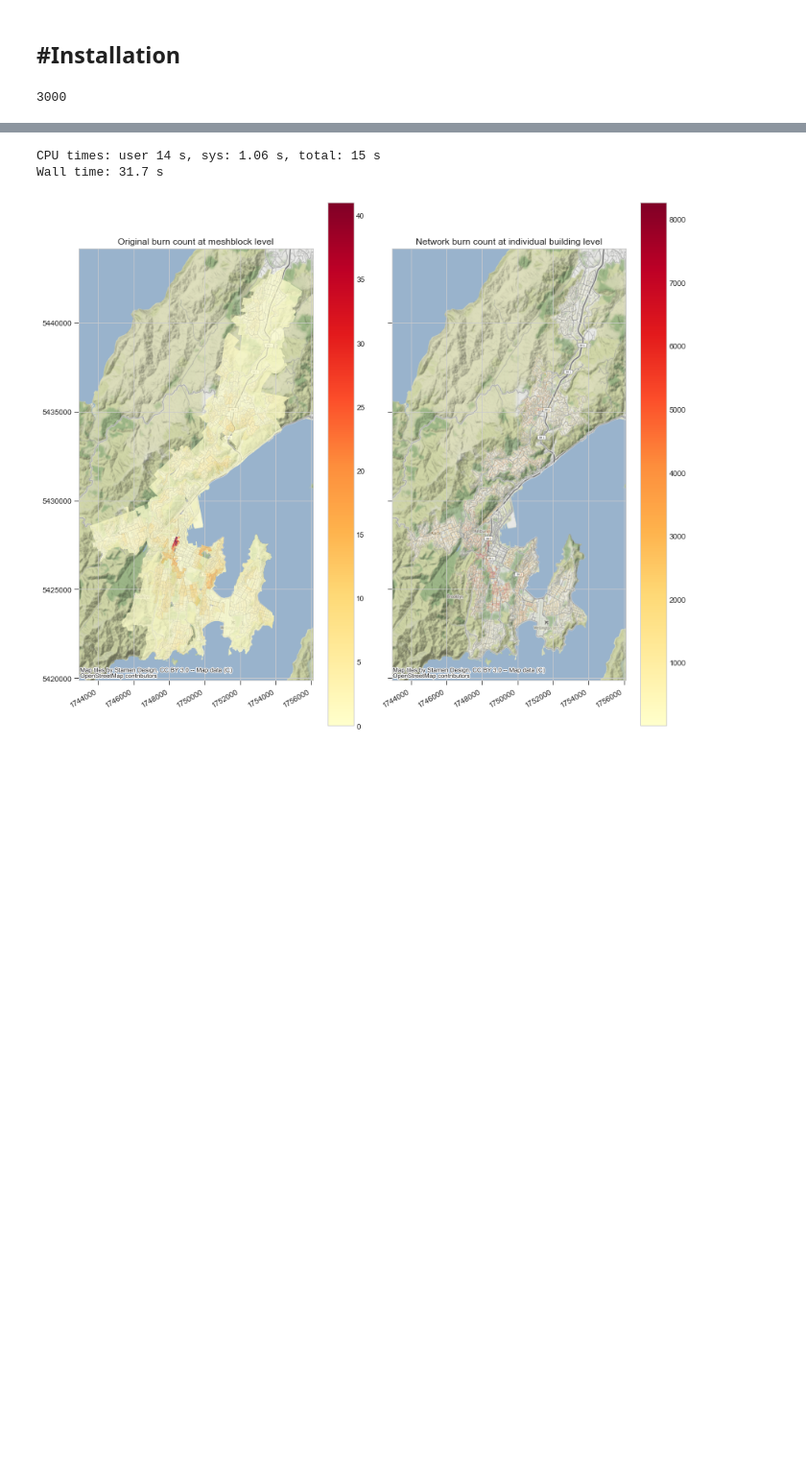
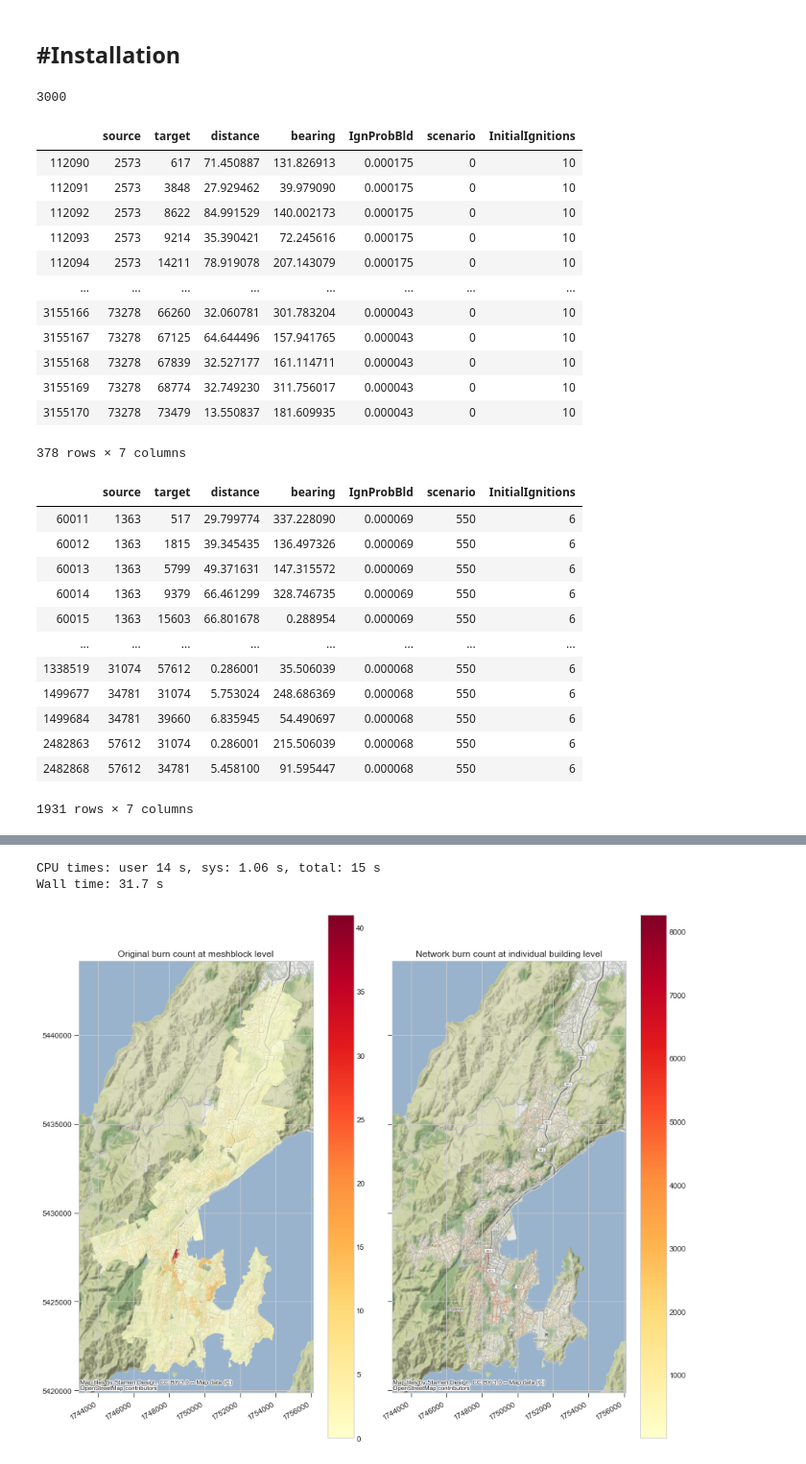
Before and after one commit to 37stu37/FFE, a Jupyter notebook: postprocessingFFE.ipynb, the cells around one changed output, grey strips where cells are left out. Shown at 96% size. Cells and saved outputs as stored; diff of their text form; code cells hidden in the pictures; blank space fills up the shorter version.

Commit message:
updated output from sim

```diff
--- a/postprocessingFFE.ipynb
+++ b/postprocessingFFE.ipynb
@@ -60,3 +64,36 @@ def createShapefile(df):
     gdf = gpd.GeoDataFrame(df, geometry='geometry')
     gdf.to_file(os.path.join(str(pathShapefile) + "/" + "BurnscenarioWellington.shp"))
     return gdf
+# %%
+test0 = pd.read_parquet('F:\output\scenario0_2020-08-06.parquet')
+test500 = pd.read_parquet('F:\output\scenario550_2020-08-06.parquet')
+# %%
+test0
+test500
+# %% [output]
+|  | source | target | distance | bearing | IgnProbBld | scenario | InitialIgnitions |
+| 112090 | 2573 | 617 | 71.450887 | 131.826913 | 0.000175 | 0 | 10 |
+| 112091 | 2573 | 3848 | 27.929462 | 39.979090 | 0.000175 | 0 | 10 |
+| 112092 | 2573 | 8622 | 84.991529 | 140.002173 | 0.000175 | 0 | 10 |
+| 112093 | 2573 | 9214 | 35.390421 | 72.245616 | 0.000175 | 0 | 10 |
+| 112094 | 2573 | 14211 | 78.919078 | 207.143079 | 0.000175 | 0 | 10 |
+| ... | ... | ... | ... | ... | ... | ... | ... |
+| 3155166 | 73278 | 66260 | 32.060781 | 301.783204 | 0.000043 | 0 | 10 |
+| 3155167 | 73278 | 67125 | 64.644496 | 157.941765 | 0.000043 | 0 | 10 |
+| 3155168 | 73278 | 67839 | 32.527177 | 161.114711 | 0.000043 | 0 | 10 |
+| 3155169 | 73278 | 68774 | 32.749230 | 311.756017 | 0.000043 | 0 | 10 |
+| 3155170 | 73278 | 73479 | 13.550837 | 181.609935 | 0.000043 | 0 | 10 |
+378 rows × 7 columns
+|  | source | target | distance | bearing | IgnProbBld | scenario | InitialIgnitions |
+| 60011 | 1363 | 517 | 29.799774 | 337.228090 | 0.000069 | 550 | 6 |
+| 60012 | 1363 | 1815 | 39.345435 | 136.497326 | 0.000069 | 550 | 6 |
+| 60013 | 1363 | 5799 | 49.371631 | 147.315572 | 0.000069 | 550 | 6 |
+| 60014 | 1363 | 9379 | 66.461299 | 328.746735 | 0.000069 | 550 | 6 |
+| 60015 | 1363 | 15603 | 66.801678 | 0.288954 | 0.000069 | 550 | 6 |
+| ... | ... | ... | ... | ... | ... | ... | ... |
+| 1338519 | 31074 | 57612 | 0.286001 | 35.506039 | 0.000068 | 550 | 6 |
+| 1499677 | 34781 | 31074 | 5.753024 | 248.686369 | 0.000068 | 550 | 6 |
+| 1499684 | 34781 | 39660 | 6.835945 | 54.490697 | 0.000068 | 550 | 6 |
+| 2482863 | 57612 | 31074 | 0.286001 | 215.506039 | 0.000068 | 550 | 6 |
+| 2482868 | 57612 | 34781 | 5.458100 | 91.595447 | 0.000068 | 550 | 6 |
+1931 rows × 7 columns
```
Also changed, not shown: parts of 7 cells of this notebook, 1 other file.
